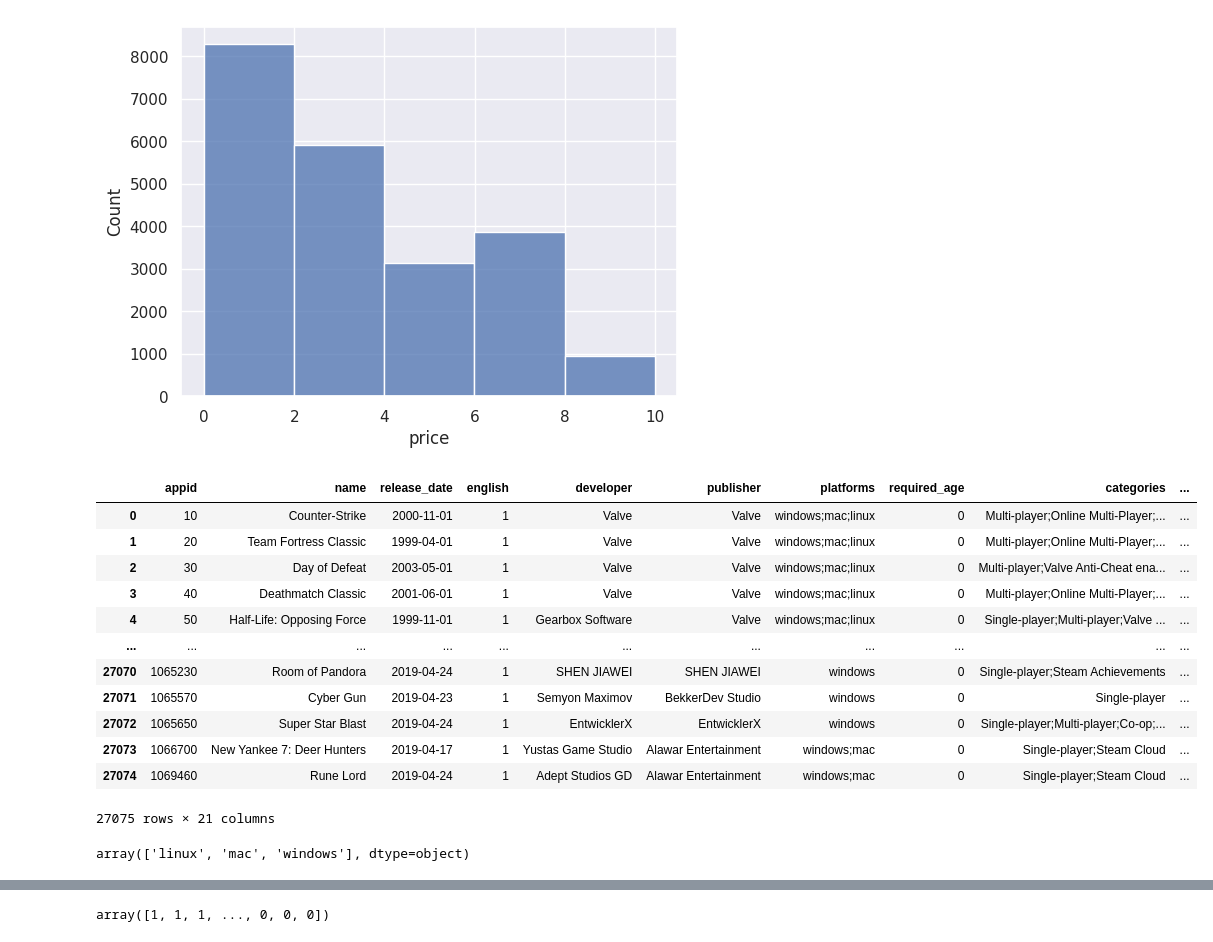
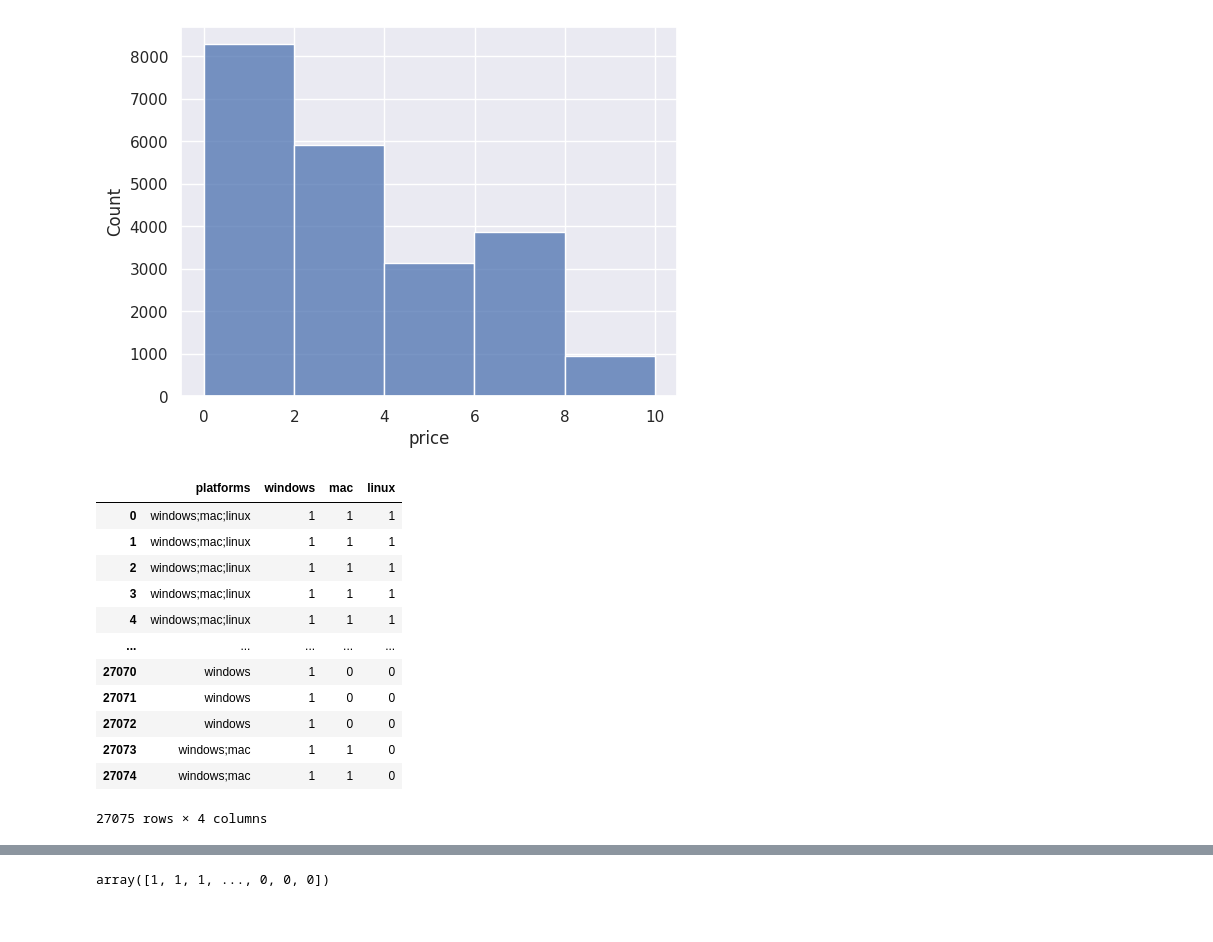
Before and after one commit to nefelibata28/usg, a Jupyter notebook: notebooks/data_cleaning.ipynb, the cells around one changed output, grey strips where cells are left out. Saved outputs shown, nothing was run; the diff lists cells and outputs as text; code cells hidden in the pictures.

```diff
--- a/notebooks/data_cleaning.ipynb
+++ b/notebooks/data_cleaning.ipynb
@@ -97,29 +97,23 @@ sb.histplot(data=kaggle_steam[kaggle_steam['price'] < 10], x='price', bins=5)
 <Axes: xlabel='price', ylabel='Count'>
 [figure]
 # %%
-from sklearn import config_context, set_config
-set_config(transform_output="default")
 mlb = MultiLabelBinarizer()
 platforms = mlb.fit_transform(kaggle_steam['platforms'].str.split(';')).T
 for i, platform in enumerate(mlb.classes_):
     kaggle_steam[platform] = platforms[i]
 
-kaggle_steam
+kaggle_steam[["platforms", "windows", "mac", "linux"]]
 # %% [output]
-|  | appid | name | release_date | english | developer | publisher | platforms | required_age | categories | ... |
-| 0 | 10 | Counter-Strike | 2000-11-01 | 1 | Valve | Valve | windows;mac;linux | 0 | Multi-player;Online Multi-Player;... | ... |
-| 1 | 20 | Team Fortress Classic | 1999-04-01 | 1 | Valve | Valve | windows;mac;linux | 0 | Multi-player;Online Multi-Player;... | ... |
-| 2 | 30 | Day of Defeat | 2003-05-01 | 1 | Valve | Valve | windows;mac;linux | 0 | Multi-player;Valve Anti-Cheat ena... | ... |
-| 3 | 40 | Deathmatch Classic | 2001-06-01 | 1 | Valve | Valve | windows;mac;linux | 0 | Multi-player;Online Multi-Player;... | ... |
-| 4 | 50 | Half-Life: Opposing Force | 1999-11-01 | 1 | Gearbox Software | Valve | windows;mac;linux | 0 | Single-player;Multi-player;Valve ... | ... |
-| ... | ... | ... | ... | ... | ... | ... | ... | ... | ... | ... |
-| 27070 | 1065230 | Room of Pandora | 2019-04-24 | 1 | SHEN JIAWEI | SHEN JIAWEI | windows | 0 | Single-player;Steam Achievements | ... |
-| 27071 | 1065570 | Cyber Gun | 2019-04-23 | 1 | Semyon Maximov | BekkerDev Studio | windows | 0 | Single-player | ... |
-| 27072 | 1065650 | Super Star Blast | 2019-04-24 | 1 | EntwicklerX | EntwicklerX | windows | 0 | Single-player;Multi-player;Co-op;... | ... |
-| 27073 | 1066700 | New Yankee 7: Deer Hunters | 2019-04-17 | 1 | Yustas Game Studio | Alawar Entertainment | windows;mac | 0 | Single-player;Steam Cloud | ... |
-| 27074 | 1069460 | Rune Lord | 2019-04-24 | 1 | Adept Studios GD | Alawar Entertainment | windows;mac | 0 | Single-player;Steam Cloud | ... |
+|  | platforms | windows | mac | linux |
+| 0 | windows;mac;linux | 1 | 1 | 1 |
+| 1 | windows;mac;linux | 1 | 1 | 1 |
+| 2 | windows;mac;linux | 1 | 1 | 1 |
+| 3 | windows;mac;linux | 1 | 1 | 1 |
+| 4 | windows;mac;linux | 1 | 1 | 1 |
+| ... | ... | ... | ... | ... |
+| 27070 | windows | 1 | 0 | 0 |
+| 27071 | windows | 1 | 0 | 0 |
+| 27072 | windows | 1 | 0 | 0 |
+| 27073 | windows;mac | 1 | 1 | 0 |
+| 27074 | windows;mac | 1 | 1 | 0 |
-27075 rows × 21 columns
+27075 rows × 4 columns
-# %%
-mlb.classes_
-# %% [output]
-array(['linux', 'mac', 'windows'], dtype=object)
```
Also changed, not shown: parts of 1 cell of this notebook.
